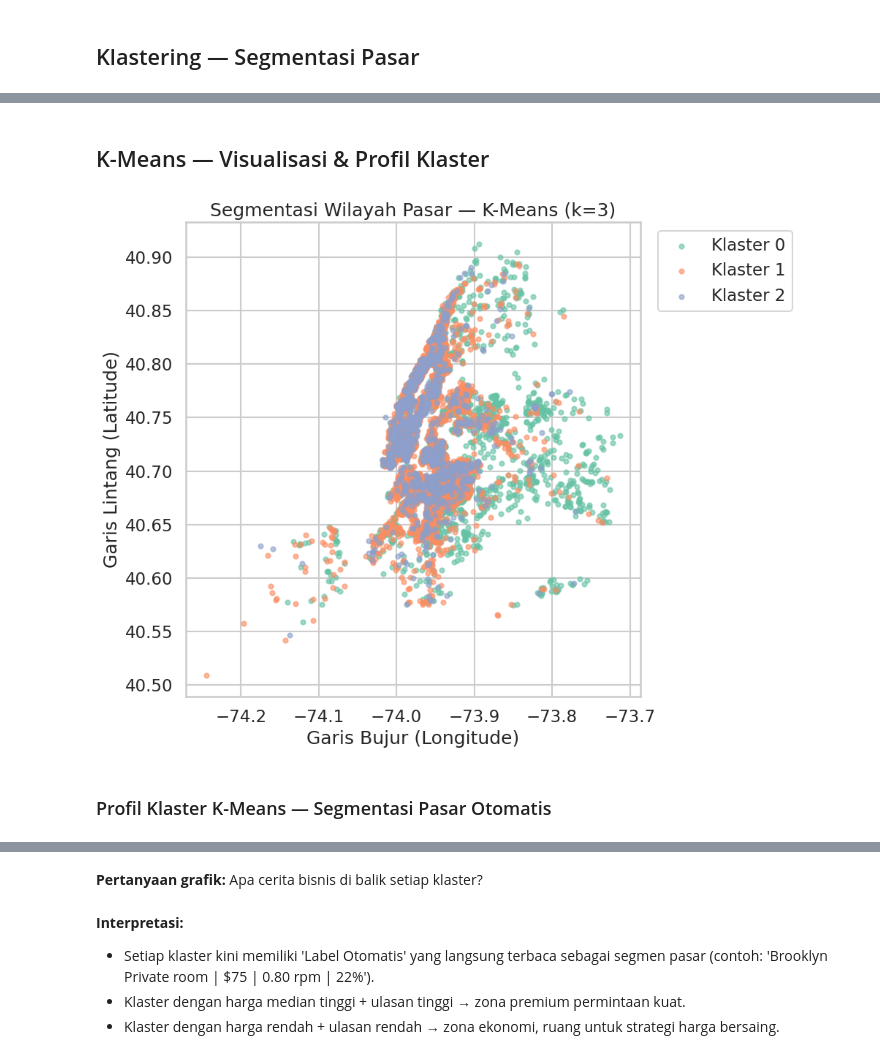
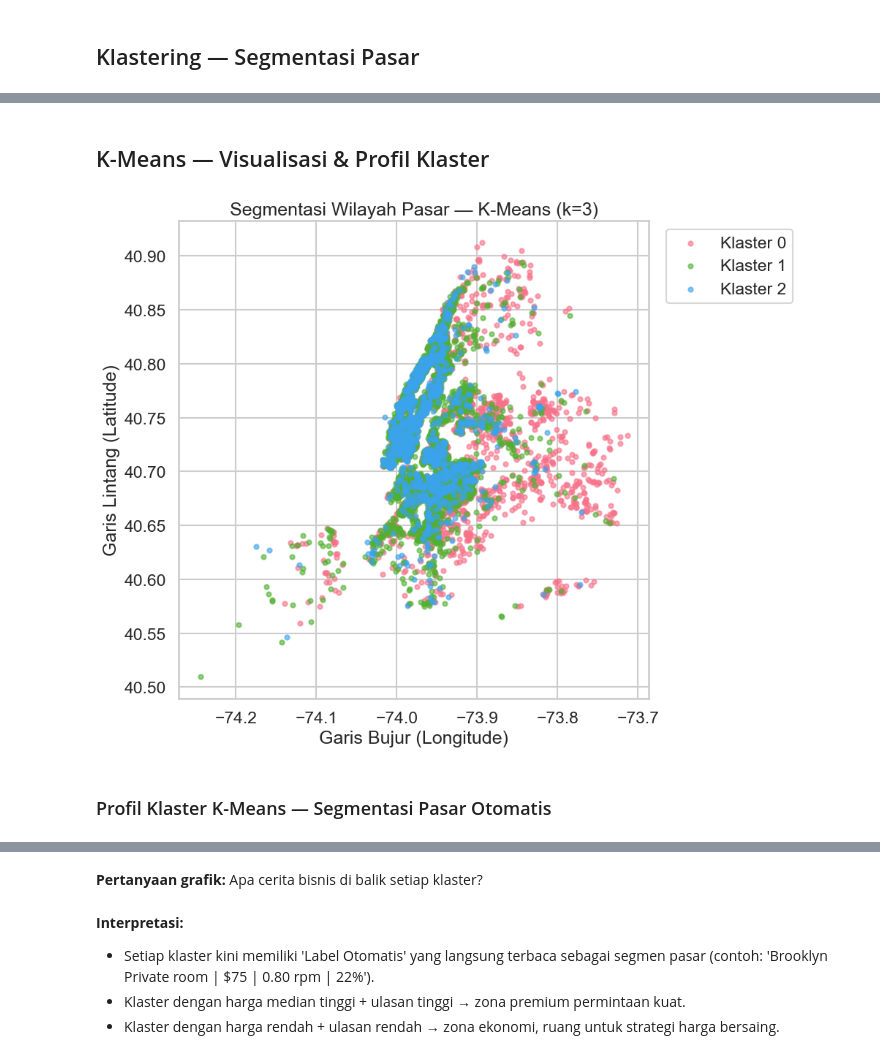
Before and after one commit to erlanggadewasakti/Analitik-Big-Data-Lanjut, a Jupyter notebook: model.ipynb, the cells around one changed output, grey strips where cells are left out. Saved outputs shown, nothing was run; the diff lists cells and outputs as text; code cells hidden in the pictures.

```diff
--- a/model.ipynb
+++ b/model.ipynb
@@ -573,7 +591,7 @@ df_cluster["kmeans_label"] = kmeans_final.fit_predict(X_cluster_scaled)
 
 # Scatter map
 plt.figure(figsize=(10, 8))
-palette_k = sns.color_palette("Set2", best_k)
+palette_k = sns.color_palette("husl", best_k)
 for lbl in range(best_k):
     mask = df_cluster["kmeans_label"] == lbl
     plt.scatter(
@@ -608,34 +626,34 @@ def profile_clusters(df_orig, labels, top_k_neigh=3):
             "Klaster": c,
             "Label Otomatis": auto_label,
             "Jumlah": len(sub),
             "Porsi (%)": round(pct, 1),
             "Harga Median ($)": med_price,
             "Ulasan/Bulan Med.": round(med_rpm, 2),
             "Wilayah Dominan": top_grp,
             "Tipe Kamar Dominan": top_room,
             f"Top-{top_k_neigh} Kawasan": top_neighs,
         })
     return pd.DataFrame(profiles).set_index("Klaster")
 
 # Gabungkan metadata untuk profiling
 cluster_meta = df_train.loc[df_cluster.index][
     ["neighbourhood_group", "neighbourhood", "room_type", "price", "reviews_per_month"]
 ].copy()
 cluster_meta["reviews_per_month"] = cluster_meta["reviews_per_month"].fillna(0)
 
 kmeans_profile = profile_clusters(cluster_meta, df_cluster["kmeans_label"])
 display(Markdown("### Profil Klaster K-Means — Segmentasi Pasar Otomatis"))
 display(kmeans_profile)
 
 ask_plot("Apa cerita bisnis di balik setiap klaster?")
 explain_plot([
     "Setiap klaster kini memiliki 'Label Otomatis' yang langsung terbaca sebagai segmen pasar (contoh: 'Brooklyn Private room | $75 | 0.80 rpm | 22%').",
     "Klaster dengan harga median tinggi + ulasan tinggi → zona premium permintaan kuat.",
     "Klaster dengan harga rendah + ulasan rendah → zona ekonomi, ruang untuk strategi harga bersaing.",
 ])
 # %% [output]
 ## K-Means — Visualisasi & Profil Klaster
-[figure, old version]
+[figure, new version]
 ### Profil Klaster K-Means — Segmentasi Pasar Otomatis
 |  | Label Otomatis | Jumlah | Porsi (%) | Harga Median ($) | Ulasan/Bulan Med. | Wilayah Dominan | ... |
 | Klaster |  |  |  |  |  |  | ... |
```
Also changed, not shown: parts of 9 cells of this notebook.
